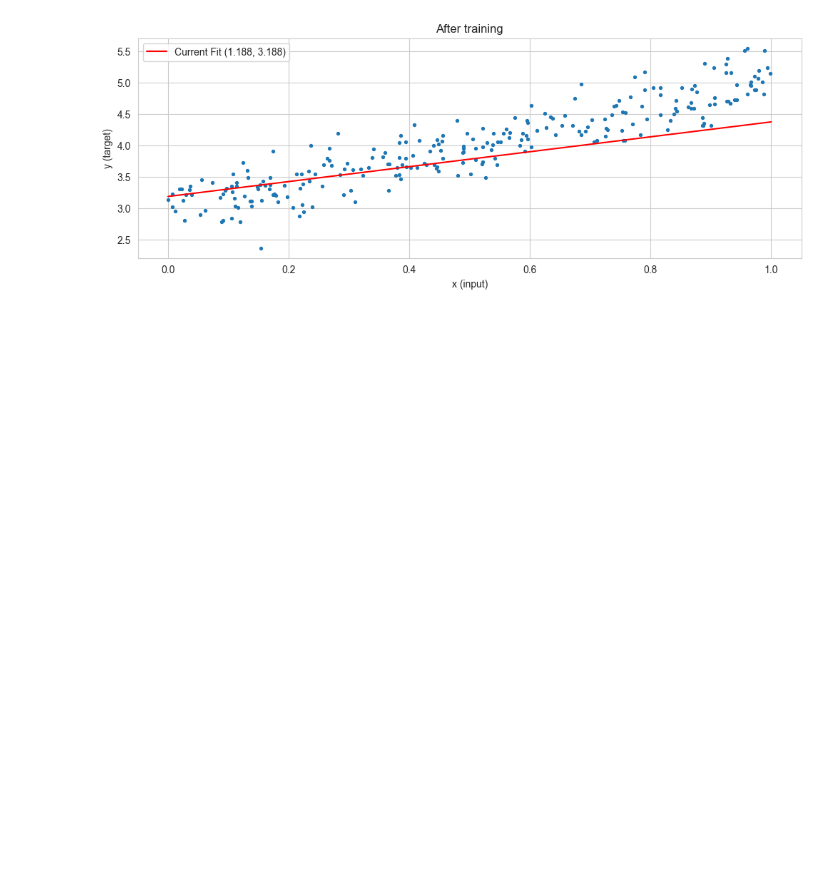
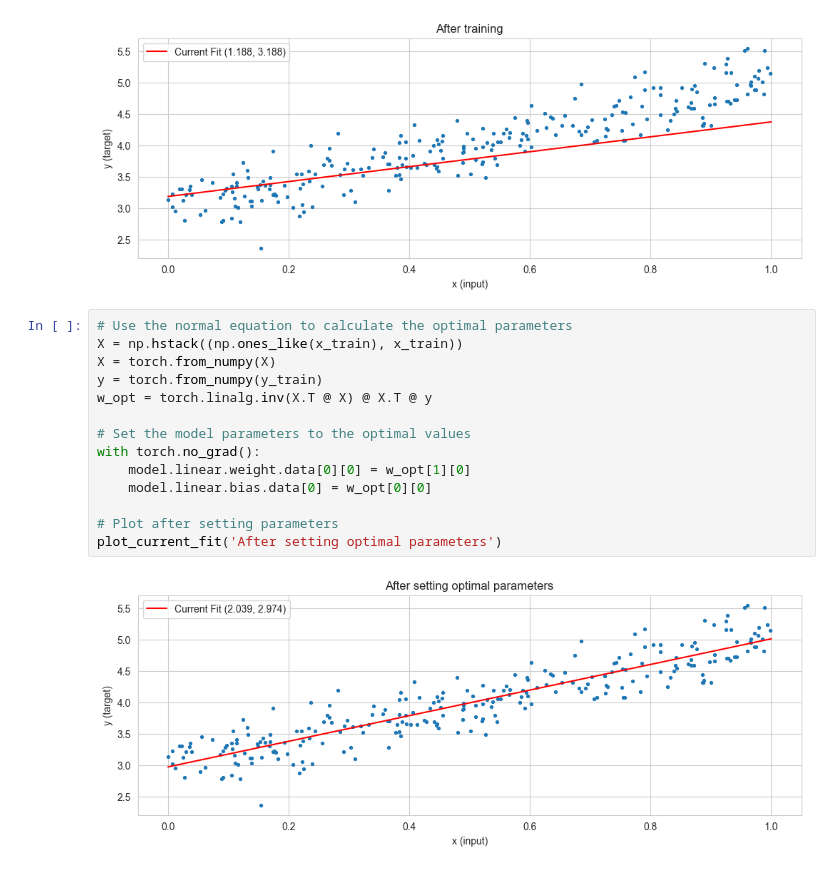
Before and after one commit to bhagyeshkolambe/deep_learning1, a Jupyter notebook: src/pytorch/pytorch_linear_regression.ipynb, the cells around one changed output. Drawn from its saved outputs; the diff is of its cells as text; blank space fills up the shorter version.

Commit message:
getting optimal params in linear reg

```diff
--- a/src/pytorch/pytorch_linear_regression.ipynb
+++ b/src/pytorch/pytorch_linear_regression.ipynb
@@ -88,3 +88,19 @@ for epoch in range(epochs):
 plot_current_fit('After training')
 # %% [output]
 [figure]
+# %%
+# Use the normal equation to calculate the optimal parameters
+X = np.hstack((np.ones_like(x_train), x_train))
+X = torch.from_numpy(X)
+y = torch.from_numpy(y_train)
+w_opt = torch.linalg.inv(X.T @ X) @ X.T @ y
+
+# Set the model parameters to the optimal values
+with torch.no_grad():
+    model.linear.weight.data[0][0] = w_opt[1][0]
+    model.linear.bias.data[0] = w_opt[0][0]
+
+# Plot after setting parameters
+plot_current_fit('After setting optimal parameters')
+# %% [output]
+[figure, added]
```
